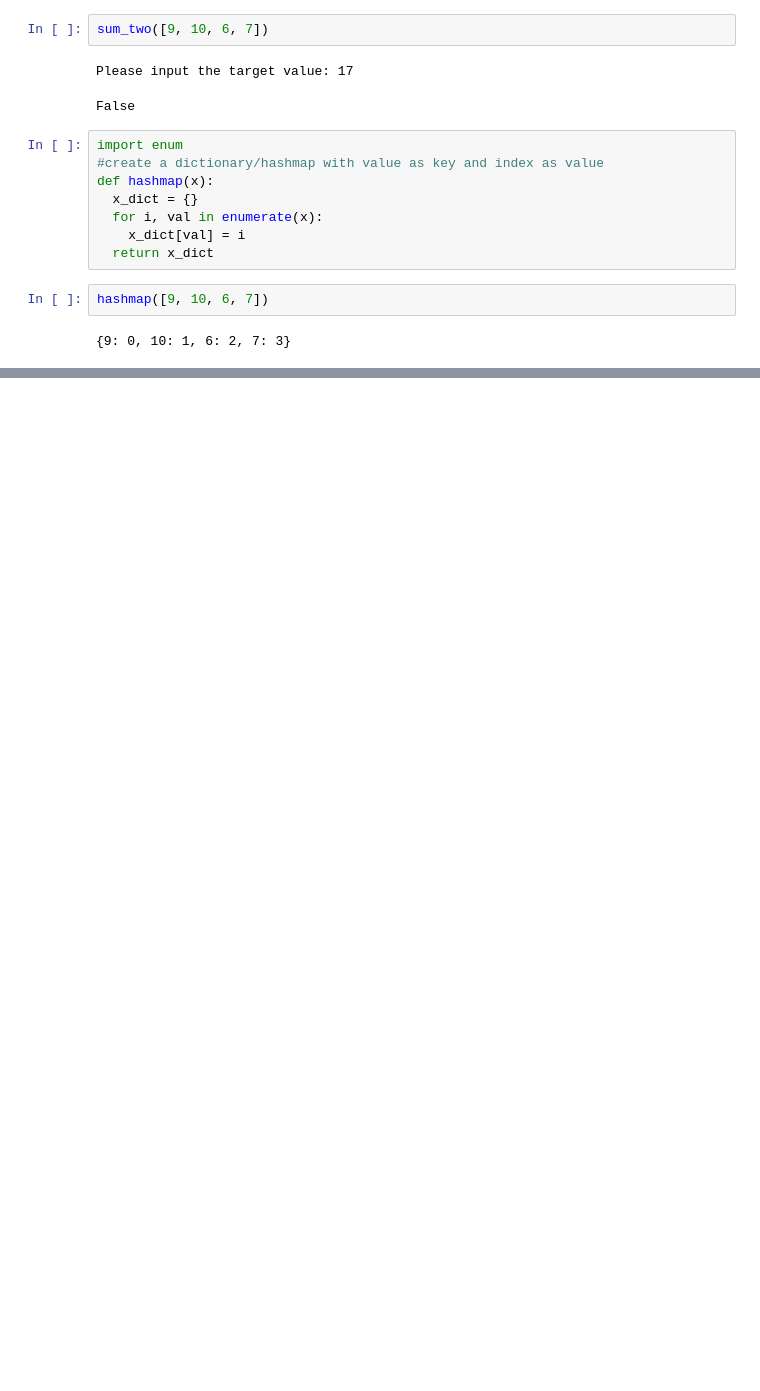
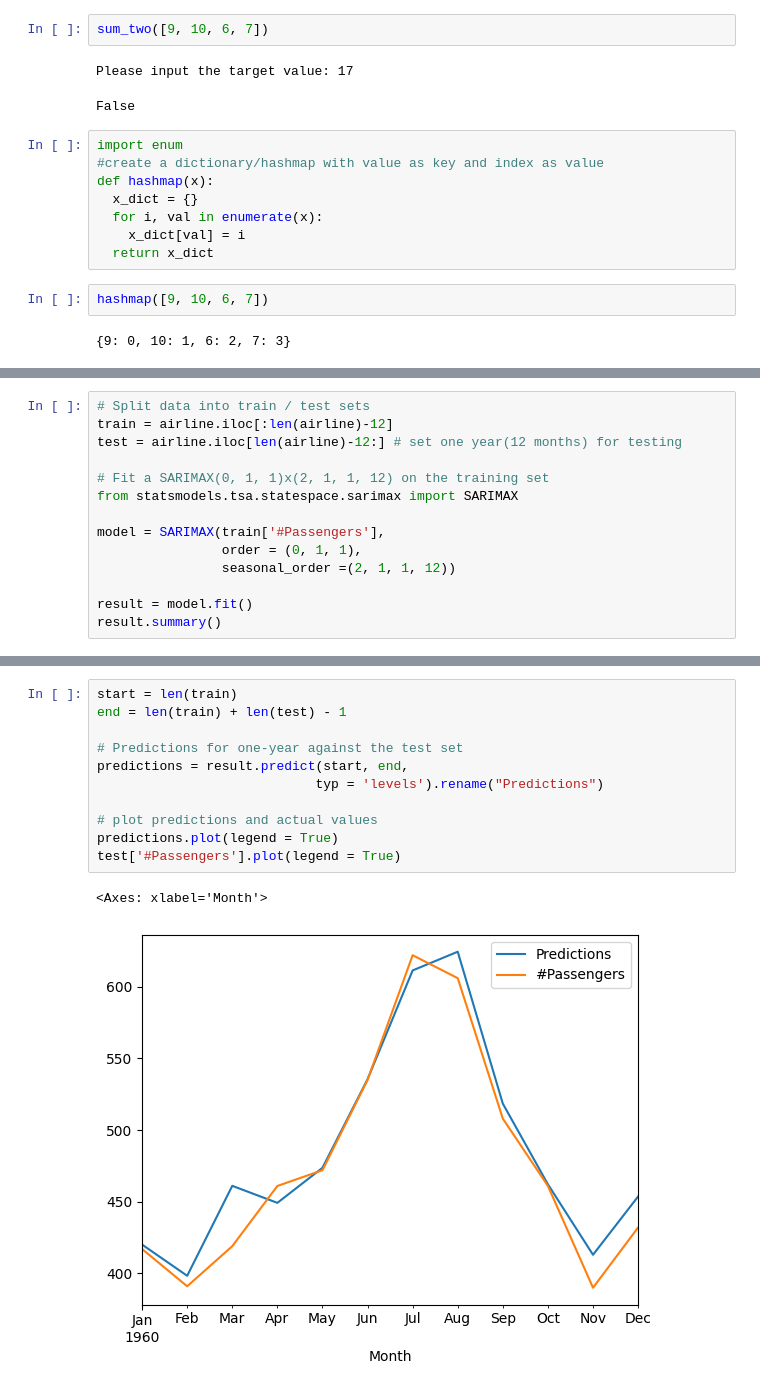
Before and after one commit to niteshkamboj2811/Python_Practice, a Jupyter notebook: Pyspark_BQ_python_sql_interview_practice.ipynb, the cells around one changed output, grey strips where cells are left out. Cells and saved outputs as stored; diff of their text form; blank space fills up the shorter version.

```diff
--- a/Pyspark_BQ_python_sql_interview_practice.ipynb
+++ b/Pyspark_BQ_python_sql_interview_practice.ipynb
@@ -1694,0 +1955,14 @@ hashmap([9, 10, 6, 7])
+# %%
+# Split data into train / test sets
+train = airline.iloc[:len(airline)-12]
+test = airline.iloc[len(airline)-12:] # set one year(12 months) for testing
+
+# Fit a SARIMAX(0, 1, 1)x(2, 1, 1, 12) on the training set
+from statsmodels.tsa.statespace.sarimax import SARIMAX
+
+model = SARIMAX(train['#Passengers'],
+				order = (0, 1, 1),
+				seasonal_order =(2, 1, 1, 12))
+
+result = model.fit()
+result.summary()
@@ -1694,0 +1990,14 @@ hashmap([9, 10, 6, 7])
+# %%
+start = len(train)
+end = len(train) + len(test) - 1
+
+# Predictions for one-year against the test set
+predictions = result.predict(start, end,
+							typ = 'levels').rename("Predictions")
+
+# plot predictions and actual values
+predictions.plot(legend = True)
+test['#Passengers'].plot(legend = True)
+# %% [output]
+<Axes: xlabel='Month'>
+[figure, added]
```
Also changed, not shown: parts of 47 cells of this notebook.
